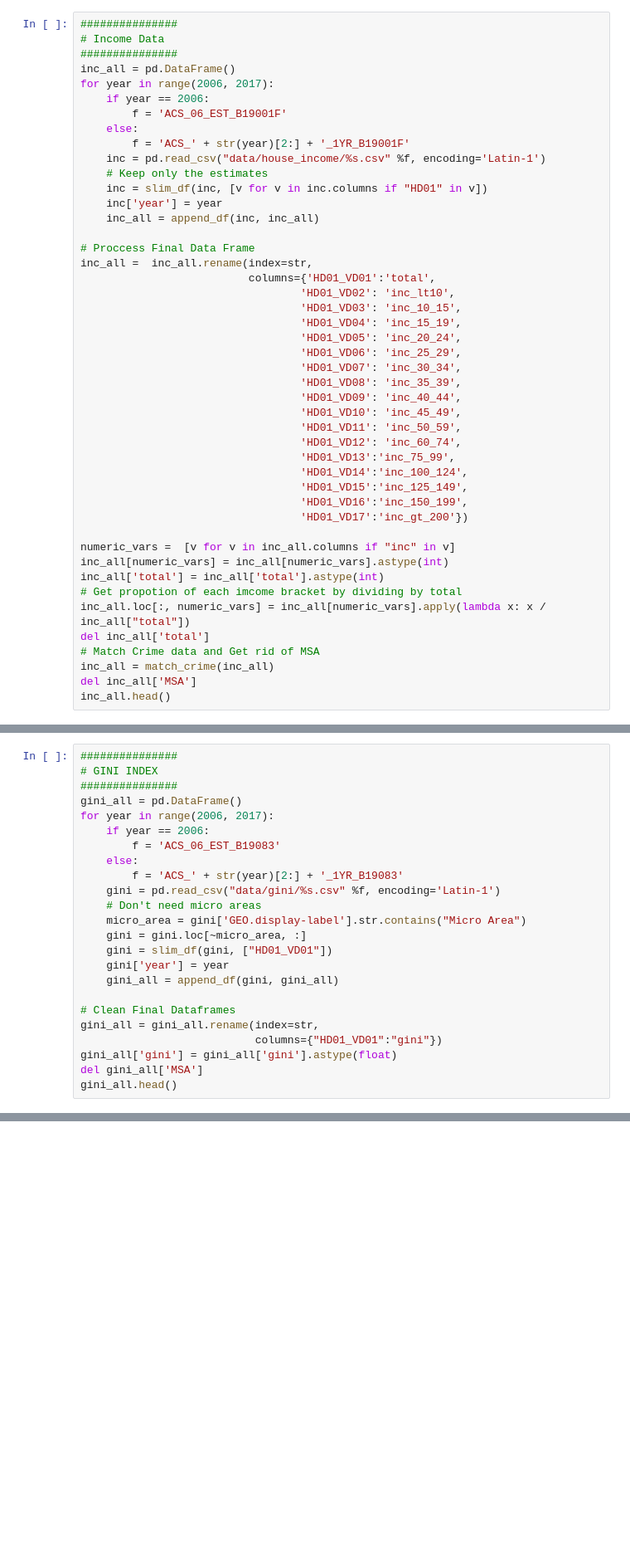
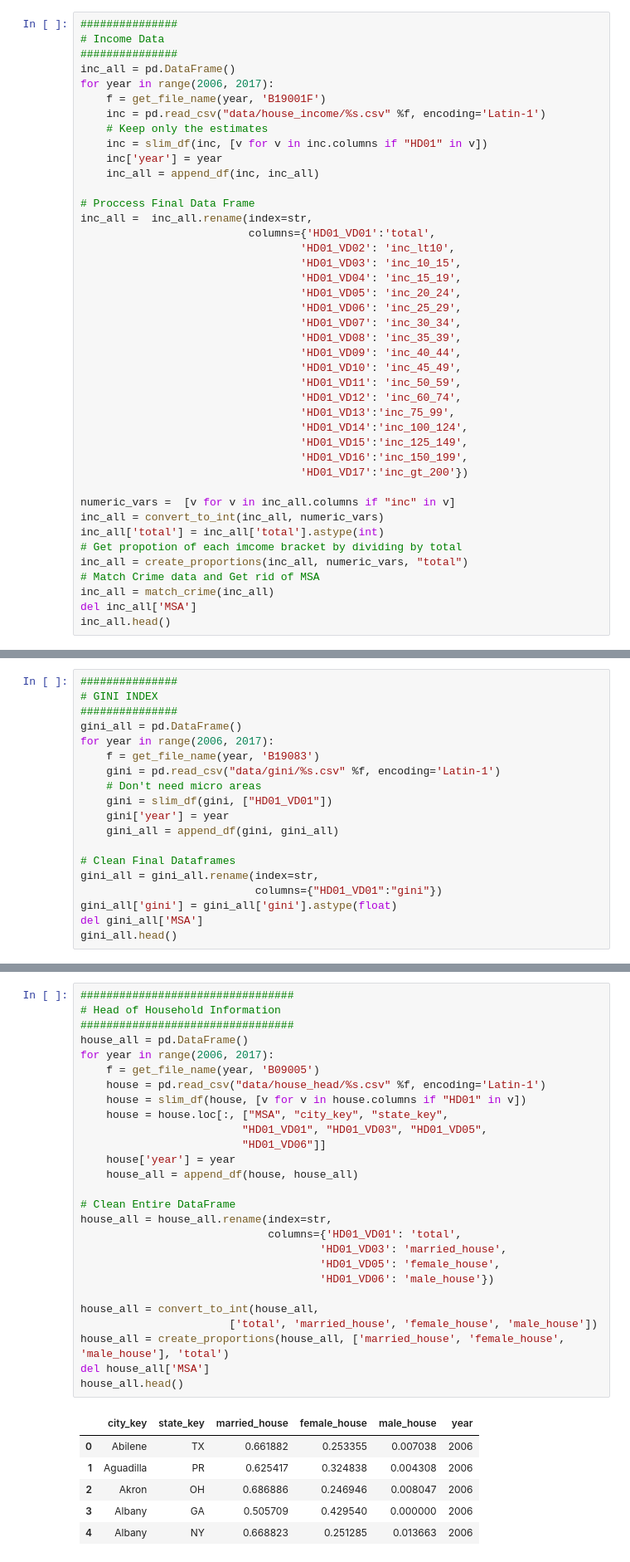
Before and after one commit to cs109grp18/cs109a_final, a Jupyter notebook: pull_msa_data.ipynb, the cells around one changed output, grey strips where cells are left out. Shown: that part at 83% size. Cells and saved outputs as stored; diff of their text form; blank space fills up the shorter version.

Commit message:
added household

```diff
--- a/pull_msa_data.ipynb
+++ b/pull_msa_data.ipynb
@@ -200,10 +234,7 @@ age_all.head()
 ###############
 inc_all = pd.DataFrame()
 for year in range(2006, 2017):
-    if year == 2006:
-        f = 'ACS_06_EST_B19001F'
-    else:
-        f = 'ACS_' + str(year)[2:] + '_1YR_B19001F'
+    f = get_file_name(year, 'B19001F')
     inc = pd.read_csv("data/house_income/%s.csv" %f, encoding='Latin-1')
     # Keep only the estimates
     inc = slim_df(inc, [v for v in inc.columns if "HD01" in v])
@@ -231,11 +262,10 @@ inc_all =  inc_all.rename(index=str,
                                   'HD01_VD17':'inc_gt_200'})
 
 numeric_vars =  [v for v in inc_all.columns if "inc" in v]
-inc_all[numeric_vars] = inc_all[numeric_vars].astype(int)
+inc_all = convert_to_int(inc_all, numeric_vars)
 inc_all['total'] = inc_all['total'].astype(int)
 # Get propotion of each imcome bracket by dividing by total
-inc_all.loc[:, numeric_vars] = inc_all[numeric_vars].apply(lambda x: x / inc_all["total"])
-del inc_all['total']
+inc_all = create_proportions(inc_all, numeric_vars, "total")
 # Match Crime data and Get rid of MSA
 inc_all = match_crime(inc_all)
 del inc_all['MSA']
@@ -253,14 +283,9 @@ inc_all.head()
 ###############
 gini_all = pd.DataFrame()
 for year in range(2006, 2017):
-    if year == 2006:
-        f = 'ACS_06_EST_B19083'
-    else:
-        f = 'ACS_' + str(year)[2:] + '_1YR_B19083'
+    f = get_file_name(year, 'B19083')
     gini = pd.read_csv("data/gini/%s.csv" %f, encoding='Latin-1')
     # Don't need micro areas
-    micro_area = gini['GEO.display-label'].str.contains("Micro Area")
-    gini = gini.loc[~micro_area, :]
     gini = slim_df(gini, ["HD01_VD01"])
     gini['year'] = year
     gini_all = append_df(gini, gini_all)
@@ -285,3 +306,37 @@ gini_all.head()
+# %%
+#################################
+# Head of Household Information
+#################################
+house_all = pd.DataFrame()
+for year in range(2006, 2017):
+    f = get_file_name(year, 'B09005')
+    house = pd.read_csv("data/house_head/%s.csv" %f, encoding='Latin-1')
+    house = slim_df(house, [v for v in house.columns if "HD01" in v])
+    house = house.loc[:, ["MSA", "city_key", "state_key",
+                         "HD01_VD01", "HD01_VD03", "HD01_VD05",
+                         "HD01_VD06"]]
+    house['year'] = year
+    house_all = append_df(house, house_all)
+
+# Clean Entire DataFrame
+house_all = house_all.rename(index=str,
+                             columns={'HD01_VD01': 'total',
+                                     'HD01_VD03': 'married_house',
+                                     'HD01_VD05': 'female_house',
+                                     'HD01_VD06': 'male_house'})
+
+house_all = convert_to_int(house_all,
+                       ['total', 'married_house', 'female_house', 'male_house'])
+house_all = create_proportions(house_all, ['married_house', 'female_house', 'male_house'], 'total')
+del house_all['MSA']
+house_all.head()
+# %% [output]
+|  | city_key | state_key | married_house | female_house | male_house | year |
+| 0 | Abilene | TX | 0.661882 | 0.253355 | 0.007038 | 2006 |
+| 1 | Aguadilla | PR | 0.625417 | 0.324838 | 0.004308 | 2006 |
+| 2 | Akron | OH | 0.686886 | 0.246946 | 0.008047 | 2006 |
+| 3 | Albany | GA | 0.505709 | 0.429540 | 0.000000 | 2006 |
+| 4 | Albany | NY | 0.668823 | 0.251285 | 0.013663 | 2006 |
 # %%
 #################
 # Education Data
```
Also changed, not shown: parts of 7 cells of this notebook.
